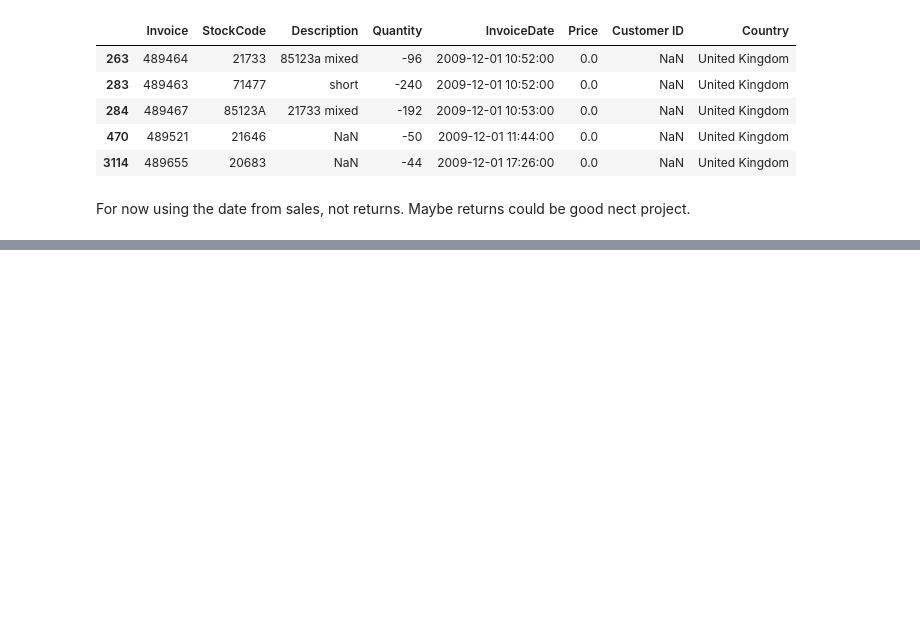
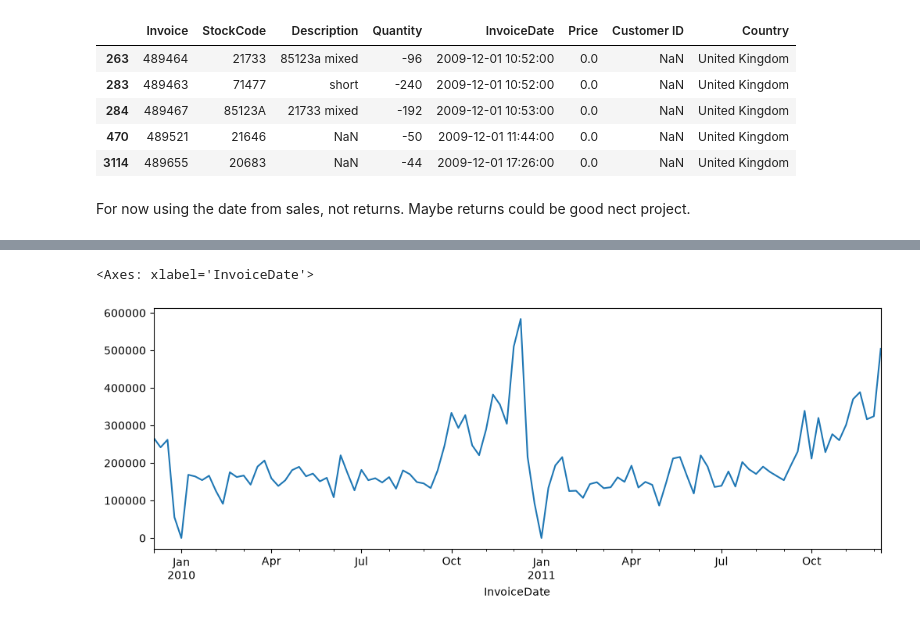
Before and after one commit to ToraBr/Online_retail_2, a Jupyter notebook: notebooks/01_exploring.ipynb, the cells around one changed output, grey strips where cells are left out. Drawn from its saved outputs; the diff is of its cells as text; code cells hidden in the pictures; blank space fills up the shorter version.

```diff
--- a/notebooks/01_exploring.ipynb
+++ b/notebooks/01_exploring.ipynb
@@ -130,0 +132,5 @@ df.shape
+# %%
+df["Revenue"].resample("W").sum().plot(figsize=(12, 4))
+# %% [output]
+<Axes: xlabel='InvoiceDate'>
+[figure, added]
```
Also changed, not shown: parts of 6 cells of this notebook.
